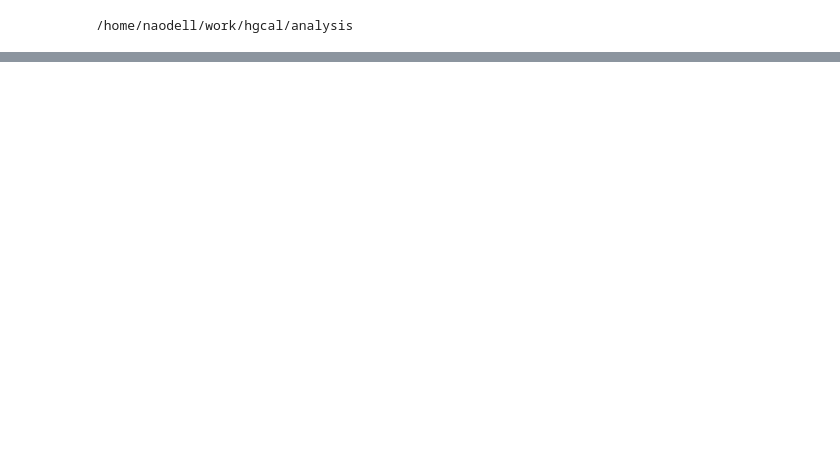
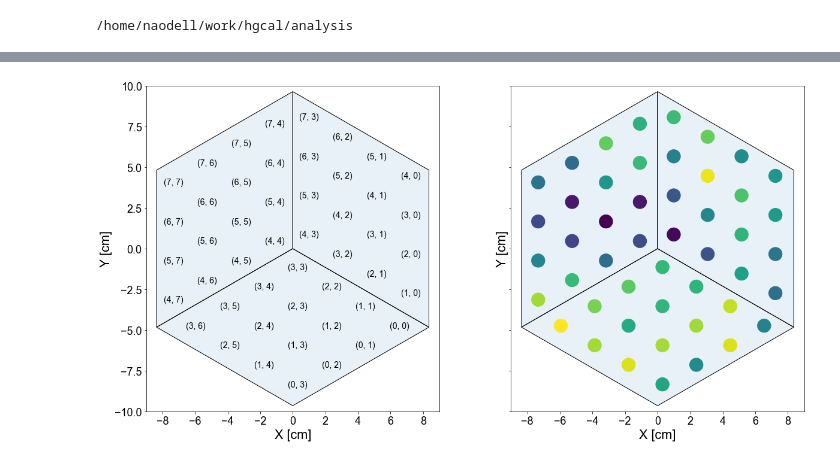
Before and after one commit to NWUHEP/hgcal-analysis, a Jupyter notebook: notebooks/tc_visualizer.ipynb, the cells around one changed output, grey strips where cells are left out. Saved outputs shown, nothing was run; the diff lists cells and outputs as text; code cells hidden in the pictures; blank space fills up the shorter version.

```diff
--- a/notebooks/tc_visualizer.ipynb
+++ b/notebooks/tc_visualizer.ipynb
@@ -389,3 +127,59 @@ plt.show()
+# %%
+# Draw a single module
+fig, axes = plt.subplots(1, 2, figsize=(20, 10), sharey=True)
+
+ax = axes[0]
+ax.set_aspect('equal')
+
+pt.draw_single_module(ax)
+
+#ax.add_patch(poly)
+# overlay trigger cells.  Combine energy deposits from different events using groupby.
+tc_uv = (4, 3)
+x_offset, y_offset = gt.hex_to_cartesian(tc_uv)
+
+group_tc = event_tc.query(f'tc_waferu == {tc_uv[0]} and tc_waferv == {tc_uv[1]}').groupby(['tc_x', 'tc_y'])
+tc_sums = group_tc.sum()
+tc_cells = group_tc.apply(lambda x: x.iloc[0])[['tc_cellu', 'tc_cellv']]
+scat = ax.scatter(x - x_offset, y - y_offset,
+                  marker='o', #(6, 0, 0),
+                  s=0,
+                  c='k',
+                  zorder=2,
+                  norm=matplotlib.colors.LogNorm()
+                 )
+for (x, y), (u, v) in tc_cells.iterrows():
+    u, v = int(u), int(v)
+    x, y = x - x_offset, y - y_offset
+    ax.text(x, y, f'({u}, {v})', ha='center', va='center', size=14)
+
+df_uv_to_xy = tc_cells.reset_index().set_index(['tc_cellu', 'tc_cellv'])
+df_uv_to_xy.to_csv('data/tc_uv_to_xy.csv')
+
+ax = axes[1]
+ax.set_aspect('equal')
+pt.draw_single_module(ax)
+
+#ax.add_patch(poly)
+# overlay trigger cells.  Combine energy deposits from different events using groupby.
+tc_energy = tc_sums['tc_energy'].values
+x, y = tc_sums.index.get_level_values(0).values, tc_sums.index.get_level_values(1).values
+marker_size = 500. #/ (1 + np.exp(-tc_energy)/10)
+scat = ax.scatter(x - x_offset, y - y_offset,
+                  marker='o', #(6, 0, 0),
+                  s=marker_size,
+                  c=tc_energy,
+                  zorder=2,
+                  norm=matplotlib.colors.LogNorm()
+                 )
+
+#cbar = fig.colorbar(scat, ax=ax, shrink=1.82)
+#cbar.set_label('trigger cell energy [GeV]')
+
+plt.savefig('plots/tc_uv_mapping.png')
+plt.show()
+# %% [output]
+[figure, added]
 # %%
 # Animate shower by layers
 from matplotlib import animation
```
Also changed, not shown: parts of 6 cells of this notebook, 4 other files.
